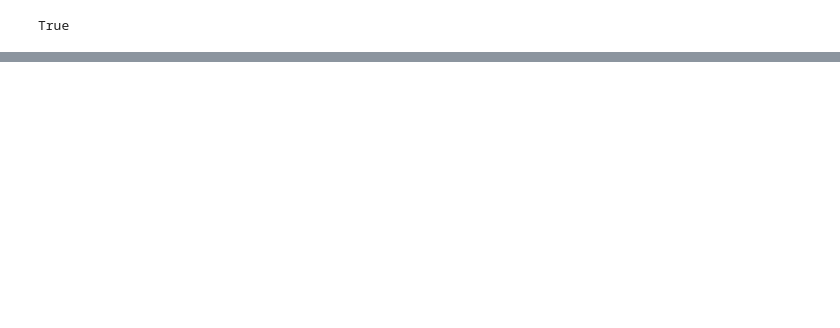
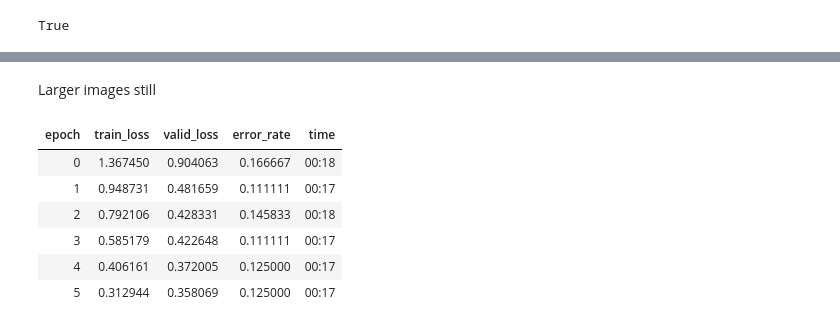
Before and after one commit to butterflyology/Neonympha_geomorph, a Jupyter notebook: code/google_images.ipynb, the cells around one changed output, grey strips where cells are left out. Cells and saved outputs as stored; diff of their text form; code cells hidden in the pictures; blank space fills up the shorter version.

Commit message:
refined models, added start script

```diff
--- a/code/google_images.ipynb
+++ b/code/google_images.ipynb
@@ -182,0 +200,18 @@ ginterpretation34.most_confused(min_val = 0)
+# %% [markdown]
+Larger images still
+# %%
+gimage_data3 = ImageDataBunch.from_folder(path = gimage_path, train = ".",
+                                         valid_pct = 0.25, ds_tfms = get_transforms(),
+                                        size = 350, num_workers = 4, bs = 8).normalize(imagenet_stats)
+# %%
+gimage_learn50c = cnn_learner(gimage_data3, models.resnet50, metrics = error_rate)
+# %%
+gimage_learn50c.fit_one_cycle(6) # after 4 cycles error is
+# %% [output]
+| epoch | train_loss | valid_loss | error_rate | time |
+| 0 | 1.367450 | 0.904063 | 0.166667 | 00:18 |
+| 1 | 0.948731 | 0.481659 | 0.111111 | 00:17 |
+| 2 | 0.792106 | 0.428331 | 0.145833 | 00:18 |
+| 3 | 0.585179 | 0.422648 | 0.111111 | 00:17 |
+| 4 | 0.406161 | 0.372005 | 0.125000 | 00:17 |
+| 5 | 0.312944 | 0.358069 | 0.125000 | 00:17 |
```
Also changed, not shown: parts of 26 cells of this notebook, 2 other files.
